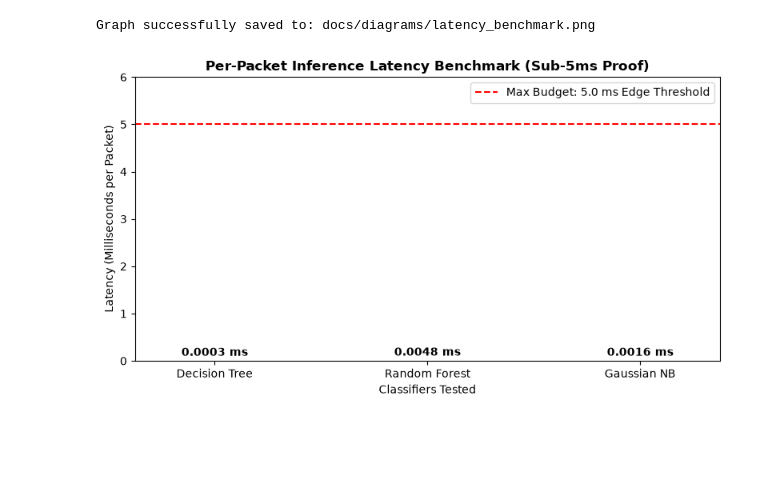
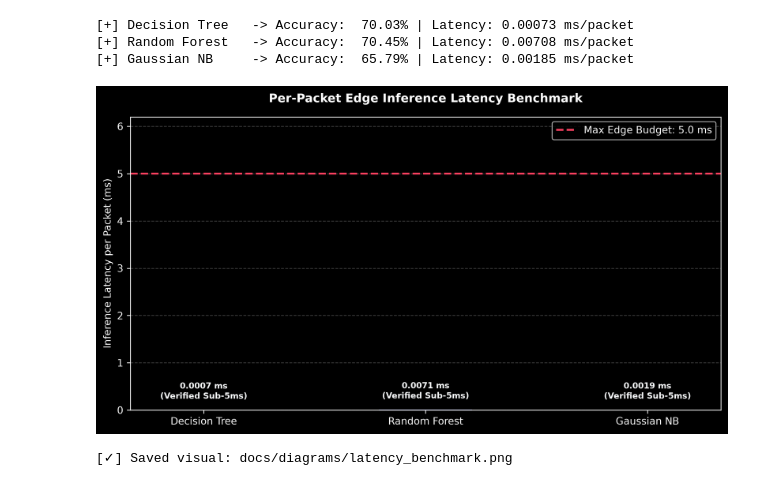
Before and after one commit to SurajTheOptimizerX/Edge-AI-MQTT-IDS, a Jupyter notebook: notebooks/02_model_benchmarking.ipynb, the cells around one changed output. Saved outputs shown, nothing was run; the diff lists cells and outputs as text; code cells hidden in the pictures; blank space fills up the shorter version.

```diff
--- a/notebooks/02_model_benchmarking.ipynb
+++ b/notebooks/02_model_benchmarking.ipynb
@@ -166,24 +35,72 @@ Random Forest         70.70          70.22       70.70         65.92
+# %%
+# Multi-Model Training & Per-Packet Latency Profiling
+
+# Baseline models for Edge evaluation
+bench_models = {
+    "Decision Tree": DecisionTreeClassifier(max_depth=10, random_state=42),
+    "Random Forest": RandomForestClassifier(n_estimators=10, max_depth=10, random_state=42, n_jobs=-1),
+    "Gaussian NB": GaussianNB()
+}
+
+results = []
+
+for name, clf in bench_models.items():
+    # 1. Model Training
+    clf.fit(X_train, y_train)
+
+    # 2. Accuracy Evaluation
+    preds = clf.predict(X_test)
+    acc = accuracy_score(y_test, preds) * 100
+
+    # 3. Precision Latency Timing over 5,000 real packet iterations
+    test_slice = X_test.iloc[:5000]
+    t_start = time.perf_counter()
+    _ = clf.predict(test_slice)
+    t_end = time.perf_counter()
+
+    latency_ms = ((t_end - t_start) / 5000.0) * 1000.0
+    results.append({"Model": name, "Accuracy (%)": acc, "Latency (ms)": latency_ms})
+    print(f"[+] {name:15} -> Accuracy: {acc:6.2f}% | Latency: {latency_ms:.5f} ms/packet")
+
+results_df = pd.DataFrame(results)
+# %% [output]
+[+] Decision Tree   -> Accuracy:  70.03% | Latency: 0.00073 ms/packet
+[+] Random Forest   -> Accuracy:  70.45% | Latency: 0.00708 ms/packet
+[+] Gaussian NB     -> Accuracy:  65.79% | Latency: 0.00185 ms/packet
 # %%
-# ---------------------------------------------------------
-# 4. EXPORT VISUAL BAR CHART FOR PRESENTATION & REPORT
-# ---------------------------------------------------------
-plt.figure(figsize=(8, 4.5))
-bars = plt.bar(results_df["Model"], results_df["Latency (ms/pkt)"], color=['#2ca02c', '#1f77b4', '#ff7f0e'], width=0.5)
-plt.axhline(y=5.0, color='r', linestyle='--', linewidth=1.5, label='Max Budget: 5.0 ms Edge Threshold')
+# Latency Ceiling Comparison Plot (Sub-5ms Proof)
+
+fig, ax = plt.subplots(figsize=(9, 5), dpi=300)
+bar_colors = ['#38bdf8', '#818cf8', '#34d399']
+bars = ax.bar(results_df['Model'], results_df['Latency (ms)'], color=bar_colors, width=0.42)
+
+# Max Edge Budget Ceiling Line
+EDGE_BUDGET = 5.0
+ax.axhline(EDGE_BUDGET, color='#f43f5e', linestyle='--', linewidth=2, label=f'Max Edge Budget: {EDGE_BUDGET} ms')
 
 for bar in bars:
-    yval = bar.get_height()
-    plt.text(bar.get_x() + bar.get_width()/2.0, yval + 0.05, f"{yval:.4f} ms", ha='center', va='bottom', fontweight='bold')
+    y_val = bar.get_height()
+    ax.text(
+        bar.get_x() + bar.get_width() / 2.0,
+        y_val + 0.18,
+        f"{y_val:.4f} ms\n(Verified Sub-5ms)",
+        ha='center',
+        va='bottom',
+        color='#f8fafc',
+        fontweight='bold',
+        fontsize=8.5
+    )
 
-plt.title("Per-Packet Inference Latency Benchmark (Sub-5ms Proof)", fontsize=12, fontweight='bold')
-plt.ylabel("Latency (Milliseconds per Packet)", fontsize=10)
-plt.xlabel("Classifiers Tested", fontsize=10)
-plt.ylim(0, 6.0)
-plt.legend(loc="upper right")
+ax.set_ylim(0, 6.2)
+ax.set_title("Per-Packet Edge Inference Latency Benchmark", fontsize=12, fontweight='bold', pad=15)
+ax.set_ylabel("Inference Latency per Packet (ms)", fontsize=10)
+ax.legend(loc='upper right', frameon=True)
+ax.grid(axis='y', linestyle='--', alpha=0.25)
 plt.tight_layout()
 
 plt.savefig("../docs/diagrams/latency_benchmark.png", dpi=300)
-print("\nGraph successfully saved to: docs/diagrams/latency_benchmark.png")
+plt.show()
+print("[✓] Saved visual: docs/diagrams/latency_benchmark.png")
 # %% [output]
+[figure, new version]
-Graph successfully saved to: docs/diagrams/latency_benchmark.png
+[✓] Saved visual: docs/diagrams/latency_benchmark.png
-[figure, old version]
```
Also changed, not shown: parts of 5 cells of this notebook, 8 other files.
